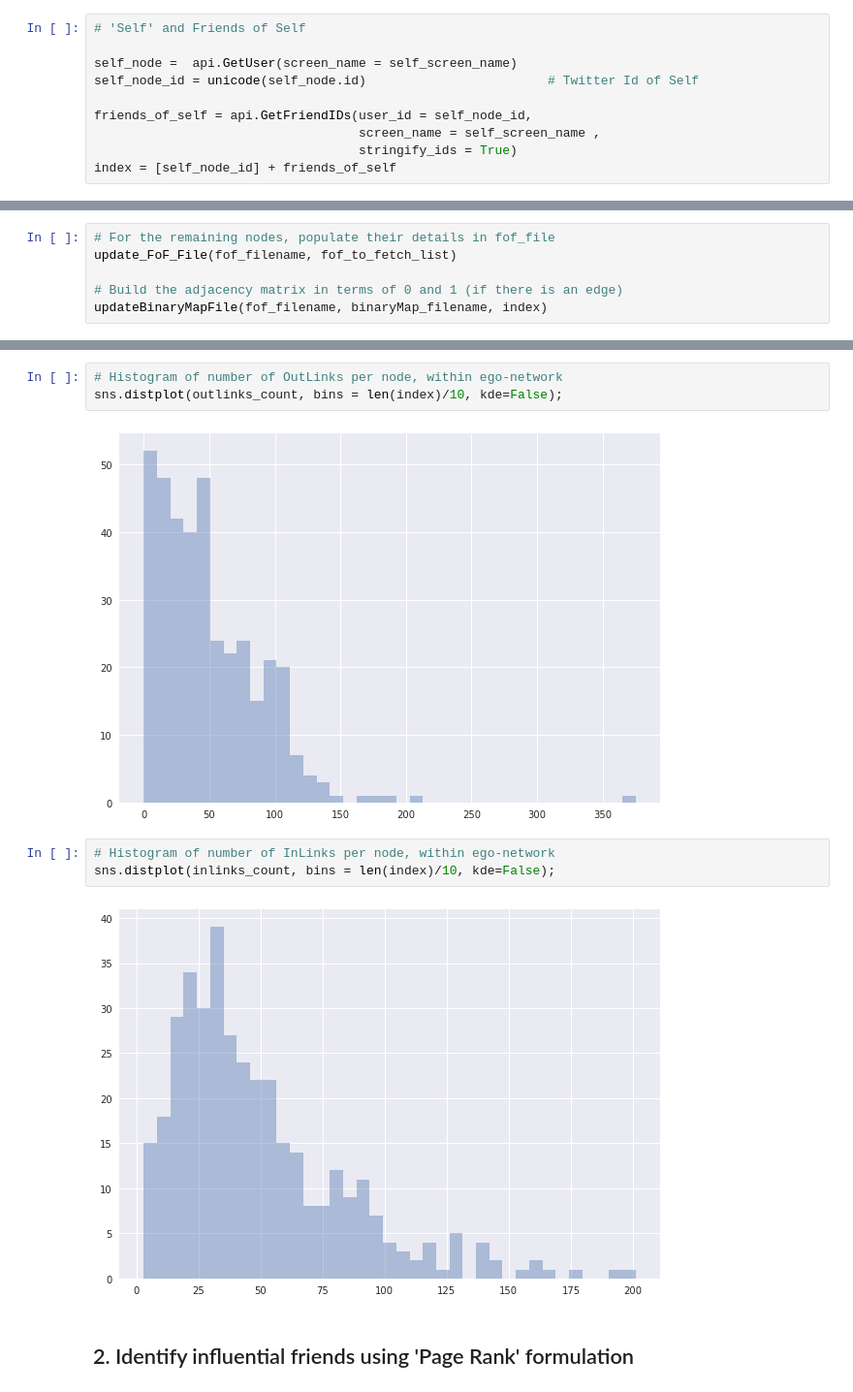
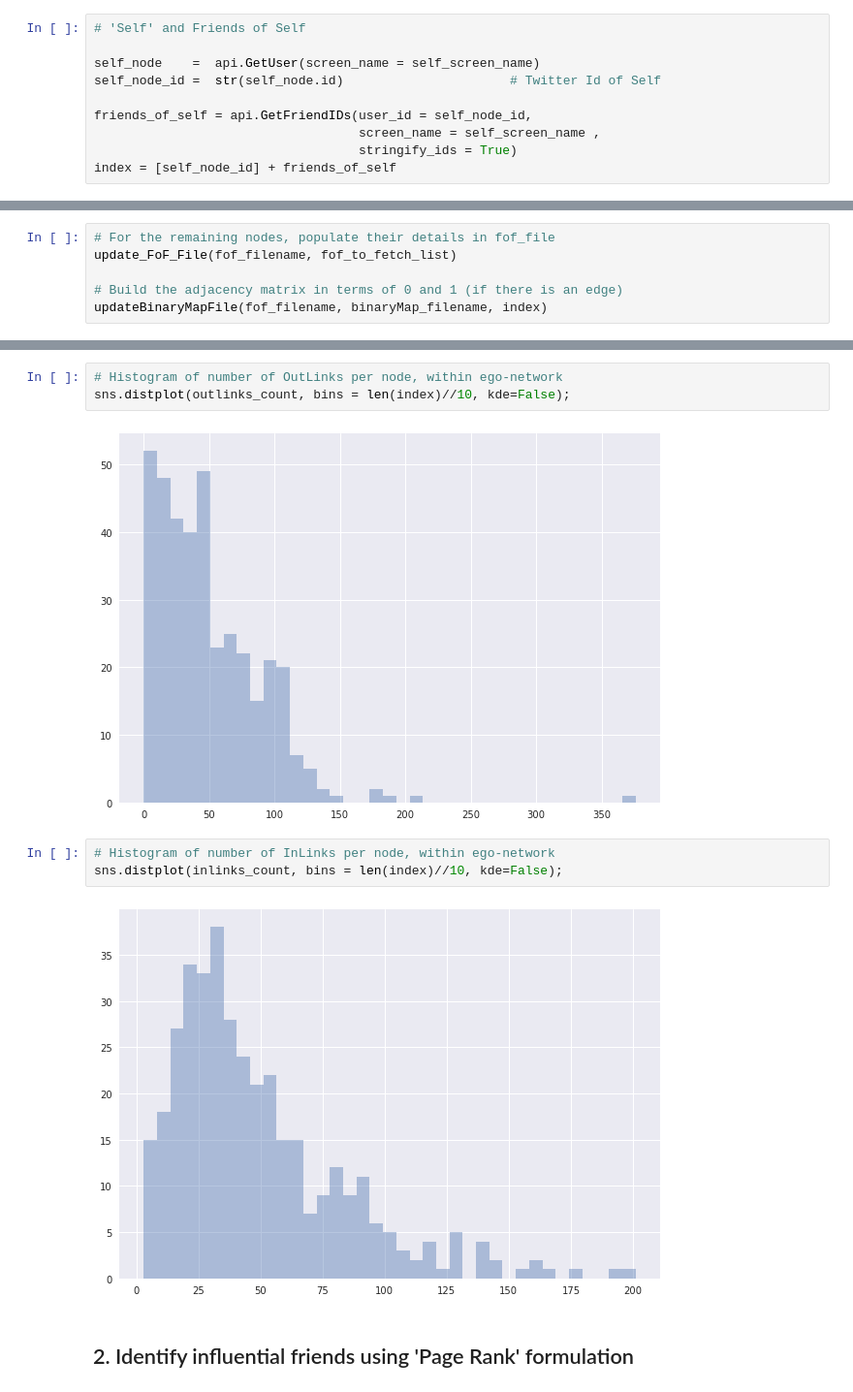
Before and after one commit to balaca/twitter_graph, a Jupyter notebook: Twitter_PageRankAnalysis.ipynb, the cells around one changed output, grey strips where cells are left out. Shown at 97% size. Saved outputs shown, nothing was run; the diff lists cells and outputs as text.

```diff
--- a/Twitter_PageRankAnalysis.ipynb
+++ b/Twitter_PageRankAnalysis.ipynb
@@ -73,8 +76,8 @@ api
 # %%
 # 'Self' and Friends of Self
 
-self_node =  api.GetUser(screen_name = self_screen_name)
-self_node_id = unicode(self_node.id)                        # Twitter Id of Self
+self_node    =  api.GetUser(screen_name = self_screen_name)
+self_node_id =  str(self_node.id)                      # Twitter Id of Self
 
 friends_of_self = api.GetFriendIDs(user_id = self_node_id,
                                    screen_name = self_screen_name ,
@@ -276,13 +280,13 @@ inlinks_count = binaryMap_rfc.sum(axis = 0)   # vertical-sum to count inlinks
 # %%
 # Histogram of number of OutLinks per node, within ego-network
-sns.distplot(outlinks_count, bins = len(index)/10, kde=False);
+sns.distplot(outlinks_count, bins = len(index)//10, kde=False);
 # %% [output]
-[figure, old version]
+[figure, new version]
 # %%
 # Histogram of number of InLinks per node, within ego-network
-sns.distplot(inlinks_count, bins = len(index)/10, kde=False);
+sns.distplot(inlinks_count, bins = len(index)//10, kde=False);
 # %% [output]
-[figure, old version]
+[figure, new version]
 # %% [markdown]
 ## 2. Identify influential friends using 'Page Rank' formulation
 # %% [markdown]
```
Also changed, not shown: parts of 31 cells of this notebook.
